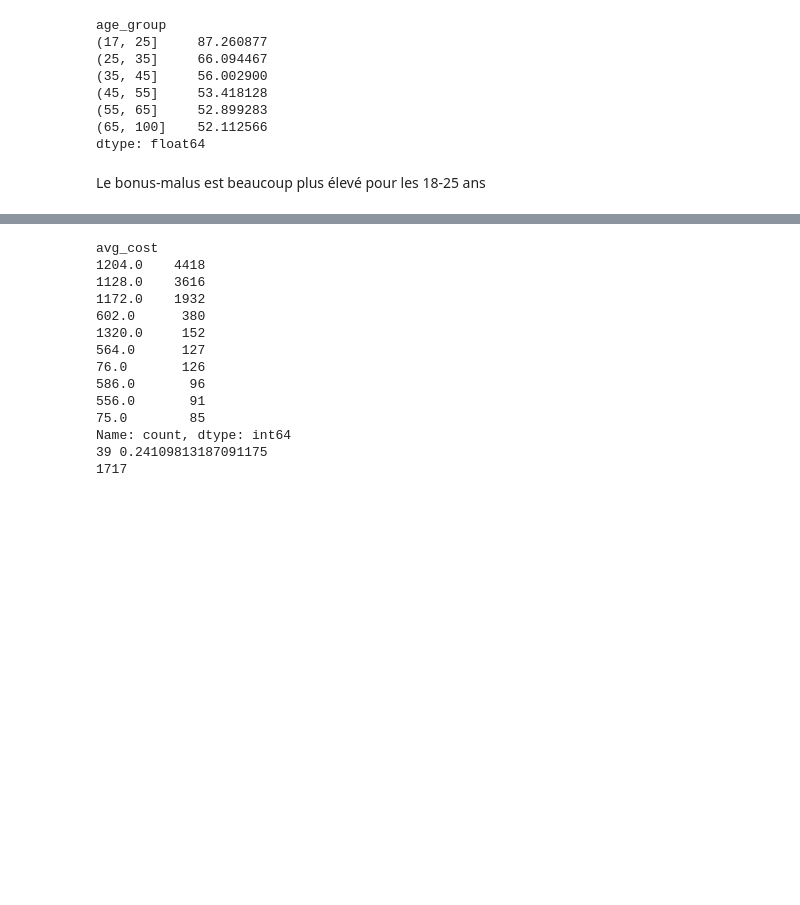
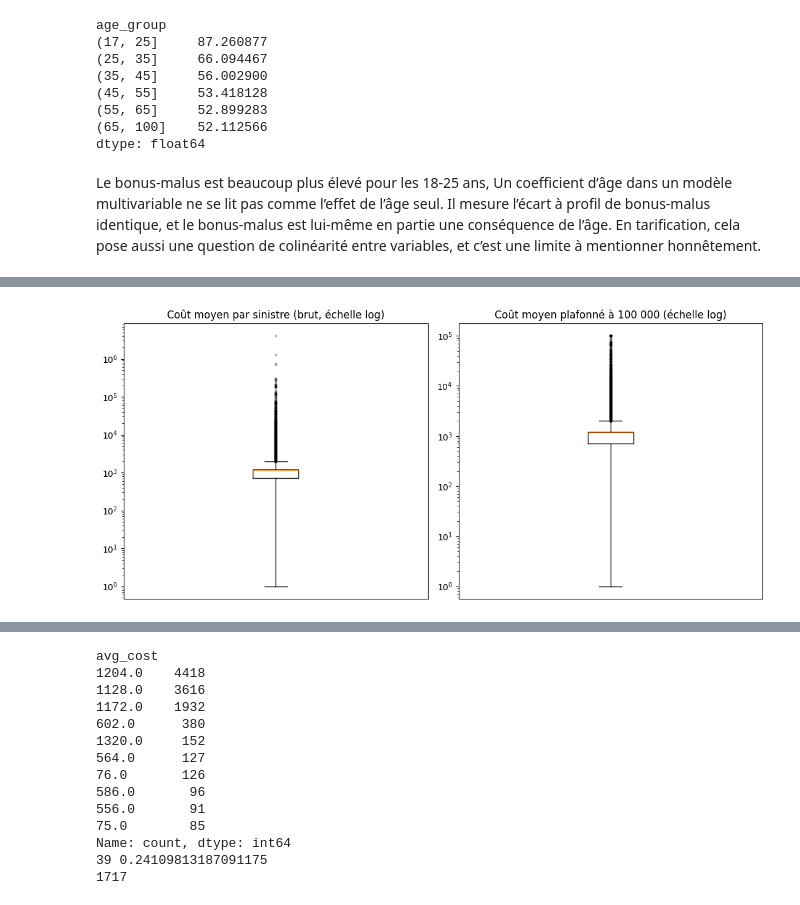
Before and after one commit to namngy/actuarial-portfolio-project, a Jupyter notebook: notebooks/02_pricing_frequency.ipynb, the cells around one changed output, grey strips where cells are left out. Drawn from its saved outputs; the diff is of its cells as text; code cells hidden in the pictures; blank space fills up the shorter version.

Commit message:
Sévérité: plafonnement à 100k et GLM Gamma

```diff
--- a/notebooks/02_pricing_frequency.ipynb
+++ b/notebooks/02_pricing_frequency.ipynb
@@ -212,7 +212,7 @@ age_group
 (65, 100]    52.112566
 dtype: float64
 # %% [markdown]
-Le bonus-malus est beaucoup plus élevé pour les 18-25 ans
+Le bonus-malus est beaucoup plus élevé pour les 18-25 ans, Un coefficient d’âge dans un modèle multivariable ne se lit pas comme l’effet de l’âge seul. Il mesure l’écart à profil de bonus-malus identique, et le bonus-malus est lui-même en partie une conséquence de l’âge. En tarification, cela pose aussi une question de colinéarité entre variables, et c’est une limite à mentionner honnêtement.
 # %%
 sev_df = df[df["ClaimNb"] > 0].copy()
 sev_df["avg_cost"] = sev_df["ClaimAmount"] / sev_df["ClaimNb"]
@@ -241,3 +241,26 @@ Name: avg_cost, dtype: float64
 | 199 | 414.0 | 1 | 0.14 | E | 4 | 0 | 36 | 85 | B12 | 'Regular' | ... |
 | 205 | 424.0 | 2 | 0.62 | F | 10 | 0 | 51 | 100 | B12 | 'Regular' | ... |
 | 223 | 463.0 | 1 | 0.31 | A | 5 | 0 | 45 | 50 | B12 | 'Regular' | ... |
+# %%
+import matplotlib.pyplot as plt
+
+fig, axes = plt.subplots(1, 2, figsize=(11, 5))
+
+# 1. Coût moyen brut, échelle log
+axes[0].boxplot(sev_df["avg_cost"], showfliers=True,
+                flierprops={"markersize": 2, "alpha": 0.3})
+axes[0].set_yscale("log")
+axes[0].set_title("Coût moyen par sinistre (brut, échelle log)")
+axes[0].set_xticks([])
+
+# 2. Coût moyen plafonné à 100 000 (variable utilisée dans le GLM Gamma)
+axes[1].boxplot(sev_df["avg_cost"].clip(upper=100_000), showfliers=True,
+                flierprops={"markersize": 2, "alpha": 0.3})
+axes[1].set_yscale("log")
+axes[1].set_title("Coût moyen plafonné à 100 000 (échelle log)")
+axes[1].set_xticks([])
+
+plt.tight_layout()
+plt.show()
+# %% [output]
+[figure, added]
```
Also changed, not shown: parts of 6 cells of this notebook.
